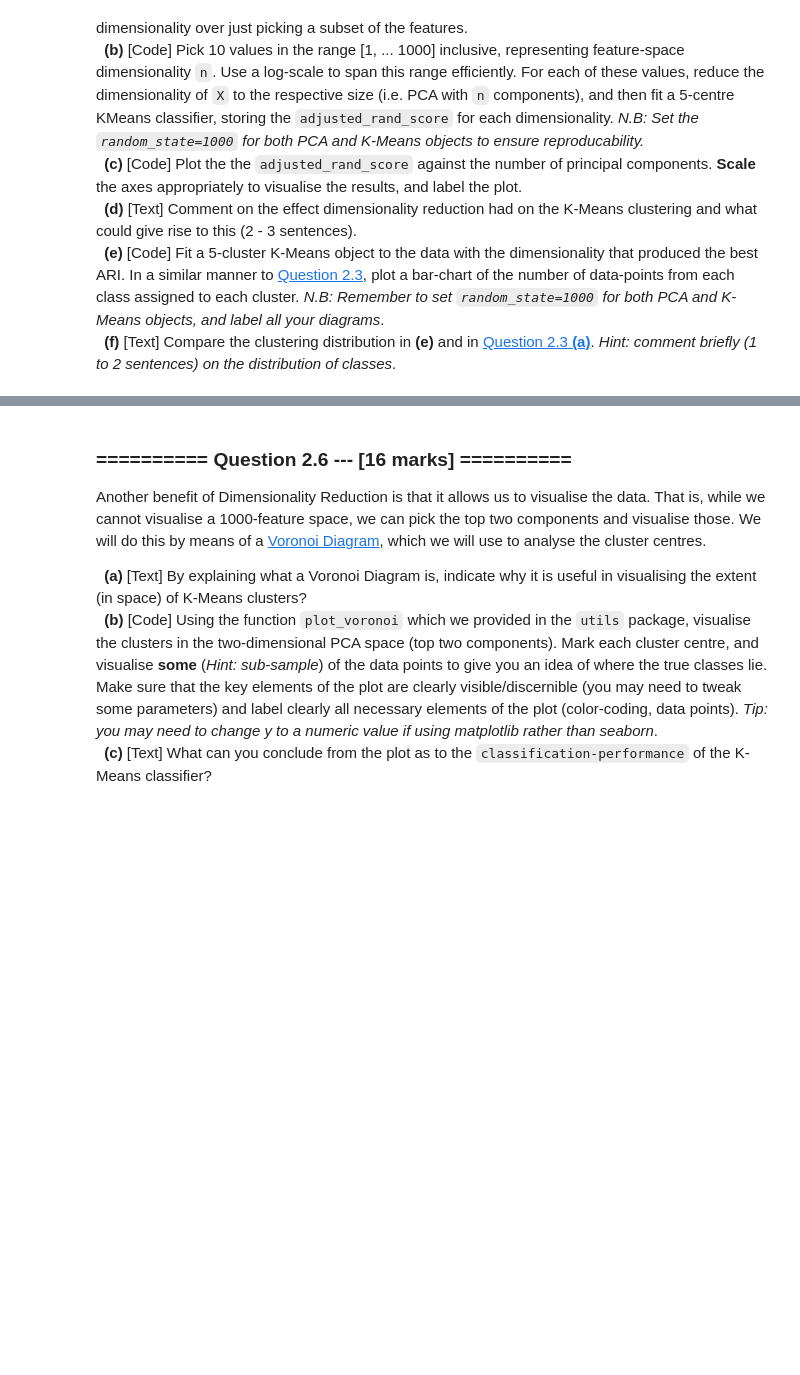
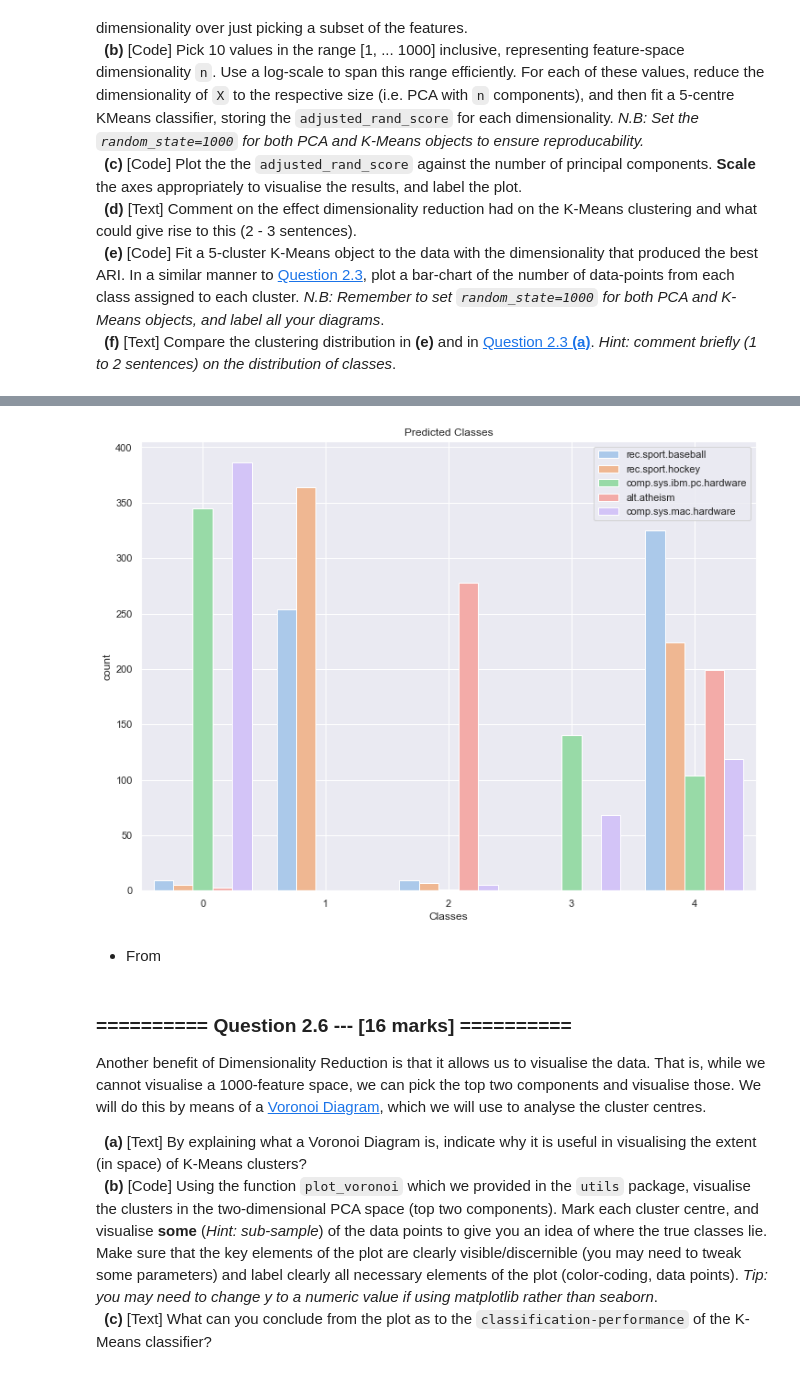
Before and after one commit to aadulan/iaml2018, a Jupyter notebook: Assignments/04_A_KMeans.ipynb, the cells around one changed output, grey strips where cells are left out. Cells and saved outputs as stored; diff of their text form; code cells hidden in the pictures; blank space fills up the shorter version.

```diff
--- a/Assignments/04_A_KMeans.ipynb
+++ b/Assignments/04_A_KMeans.ipynb
@@ -368,3 +382,29 @@ for i in dim:
+# %%
+# create a Kmeans cluster
+dim_k_means = KMeans(n_clusters=5,random_state=1000)
+# fit and transform X
+dim_pca= PCA(dim[np.argmax(scores)],random_state=1000)
+dim_X = dim_pca.fit_transform(X)
+# fit the data
+dim_k_means.fit(dim_X)
+dim_preds = dim_k_means.predict(dim_X)
+
+# plot the clusters
+sns.countplot(x=dim_preds,
+            data=X,
+              hue=y,
+              palette='pastel'
+              )
+
+# ------labels and titles
+plt.grid(which='major',axis='x')
+plt.title('Predicted Classes')
+plt.xlabel('Classes')
+plt.show()
+# %% [output]
+[figure, added]
+# %% [markdown]
+- From
 # %% [markdown]
 ### ========== Question 2.6 --- [16 marks] ==========
 
```
Also changed, not shown: parts of 9 cells of this notebook.
